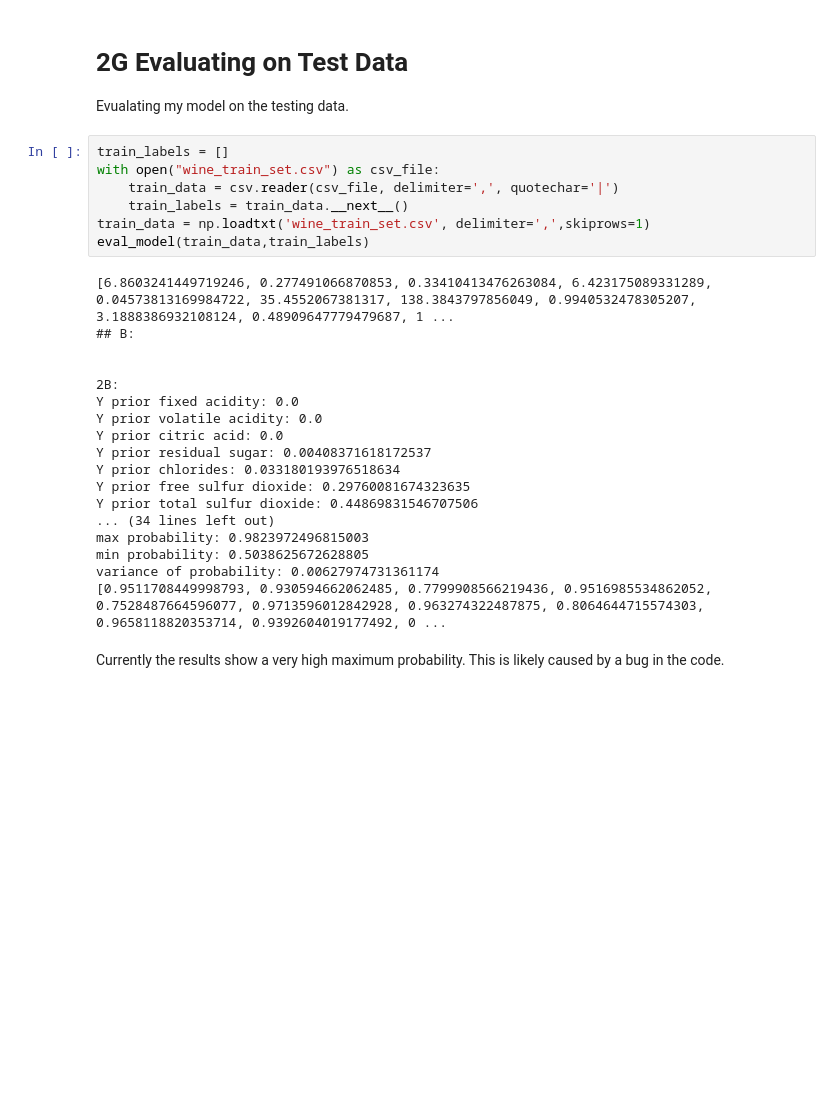
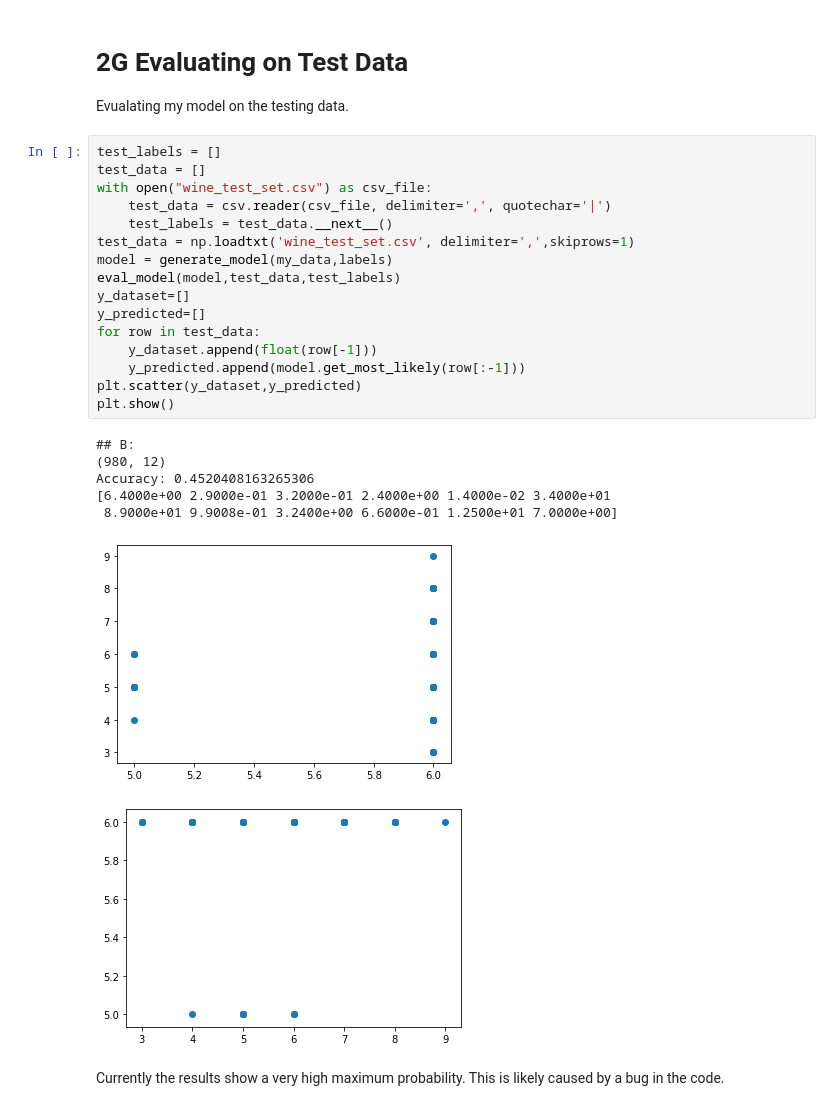
Before and after one commit to scifi6546/cs480-ml, a Jupyter notebook: 0/Assignment 1 DTS.ipynb, the cells around one changed output. Cells and saved outputs as stored; diff of their text form; blank space fills up the shorter version.

```diff
--- a/0/Assignment 1 DTS.ipynb
+++ b/0/Assignment 1 DTS.ipynb
@@ -555,31 +540,30 @@ variance of probability: 0.009665914553165025
 # %% [markdown]
 # 2G Evaluating on Test Data
 Evualating my model on the testing data.
-# %%
-train_labels = []
-with open("wine_train_set.csv") as csv_file:
-    train_data = csv.reader(csv_file, delimiter=',', quotechar='|')
-    train_labels = train_data.__next__()
-train_data = np.loadtxt('wine_train_set.csv', delimiter=',',skiprows=1)
-eval_model(train_data,train_labels)
-# %% [output]
-[6.8603241449719246, 0.277491066870853, 0.33410413476263084, 6.423175089331289, 0.04573813169984722, 35.4552067381317, 138.3843797856049, 0.9940532478305207, 3.1888386932108124, 0.48909647779479687, 1 ...
-## B:
-
-
-2B:
-Y prior fixed acidity: 0.0
-Y prior volatile acidity: 0.0
-Y prior citric acid: 0.0
-Y prior residual sugar: 0.00408371618172537
-Y prior chlorides: 0.033180193976518634
-Y prior free sulfur dioxide: 0.29760081674323635
-Y prior total sulfur dioxide: 0.44869831546707506
-... (34 lines left out)
-max probability: 0.9823972496815003
-min probability: 0.5038625672628805
-variance of probability: 0.00627974731361174
-[0.9511708449998793, 0.930594662062485, 0.7799908566219436, 0.9516985534862052, 0.7528487664596077, 0.9713596012842928, 0.963274322487875, 0.8064644715574303, 0.9658118820353714, 0.9392604019177492, 0 ...
+# %%
+test_labels = []
+test_data = []
+with open("wine_test_set.csv") as csv_file:
+    test_data = csv.reader(csv_file, delimiter=',', quotechar='|')
+    test_labels = test_data.__next__()
+test_data = np.loadtxt('wine_test_set.csv', delimiter=',',skiprows=1)
+model = generate_model(my_data,labels)
+eval_model(model,test_data,test_labels)
+y_dataset=[]
+y_predicted=[]
+for row in test_data:
+    y_dataset.append(float(row[-1]))
+    y_predicted.append(model.get_most_likely(row[:-1]))
+plt.scatter(y_dataset,y_predicted)
+plt.show()
+# %% [output]
+## B:
+(980, 12)
+Accuracy: 0.4520408163265306
+[6.4000e+00 2.9000e-01 3.2000e-01 2.4000e+00 1.4000e-02 3.4000e+01
+ 8.9000e+01 9.9008e-01 3.2400e+00 6.6000e-01 1.2500e+01 7.0000e+00]
+[figure, added]
+[figure, added]
 # %% [markdown]
 Currently the results show a very high maximum probability. This is likely caused by a bug in the code.
 # %% [markdown]
```
Also changed, not shown: parts of 5 cells of this notebook.
